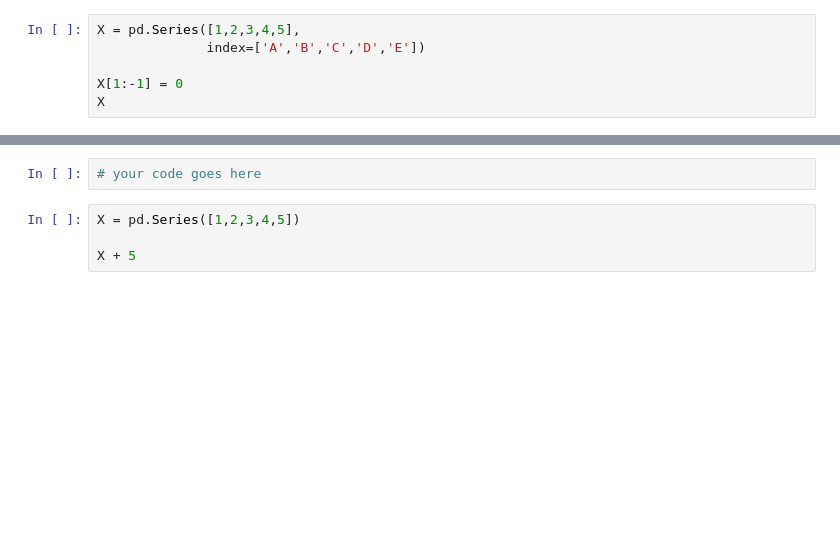
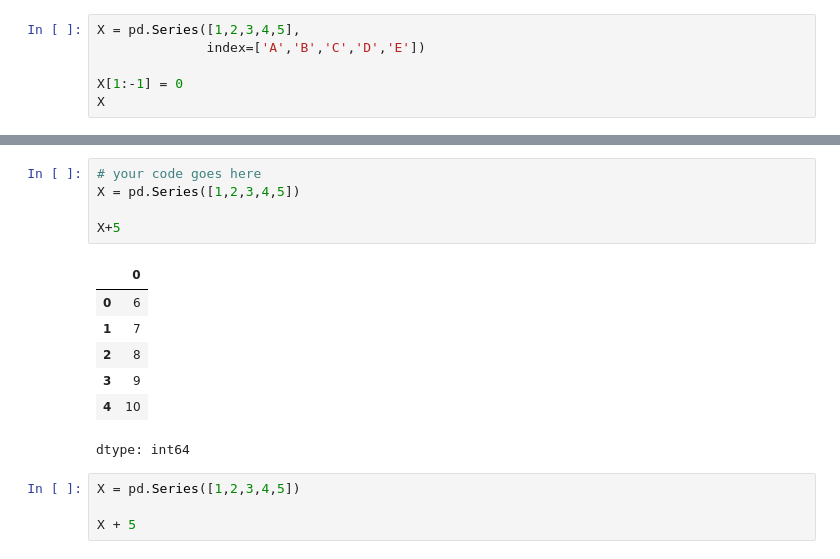
Before and after one commit to carlosoliverfernandez/course1-freecodecamp-intro-to-numpy, a Jupyter notebook: 2 - Pandas Series exercises.ipynb, the cells around one changed output, grey strips where cells are left out. Saved outputs shown, nothing was run; the diff lists cells and outputs as text; blank space fills up the shorter version.

```diff
--- a/2 - Pandas Series exercises.ipynb
+++ b/2 - Pandas Series exercises.ipynb
@@ -275,6 +339,17 @@ X
 ### Given the X pandas Series, add 5 to every element
 # %%
 # your code goes here
+X = pd.Series([1,2,3,4,5])
+
+X+5
+# %% [output]
+|  | 0 |
+| 0 | 6 |
+| 1 | 7 |
+| 2 | 8 |
+| 3 | 9 |
+| 4 | 10 |
+dtype: int64
 # %%
 X = pd.Series([1,2,3,4,5])
 
```
Also changed, not shown: parts of 25 cells of this notebook.
